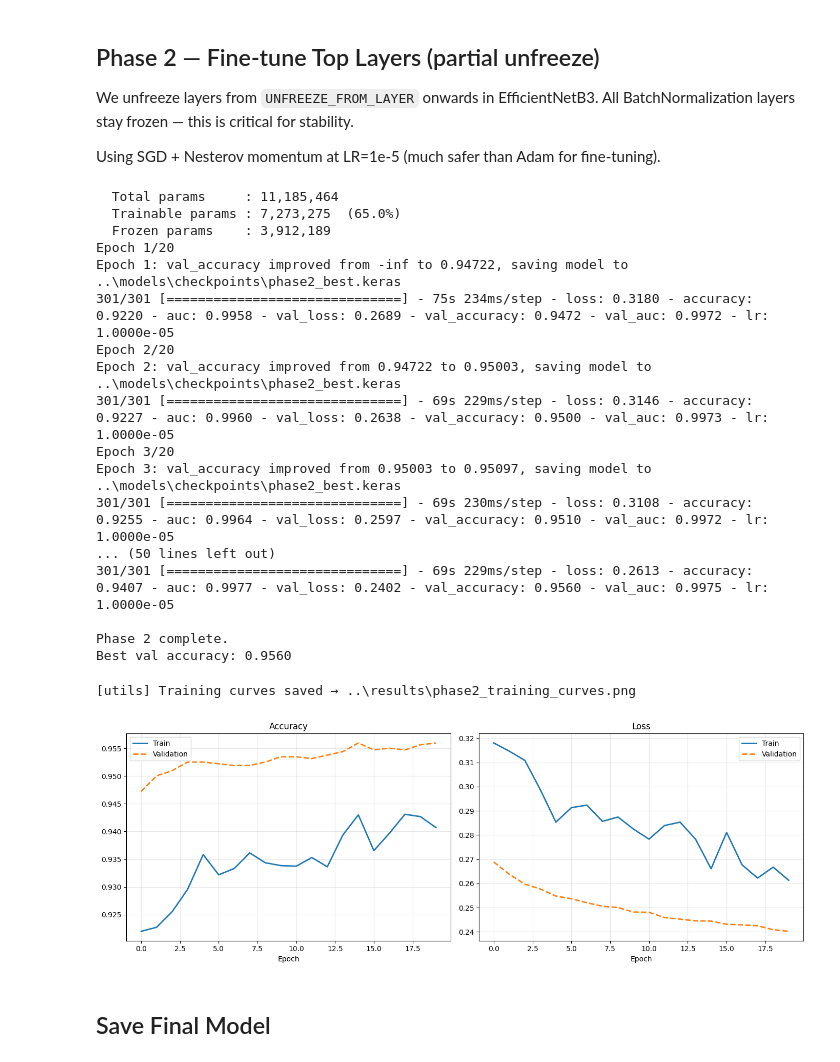
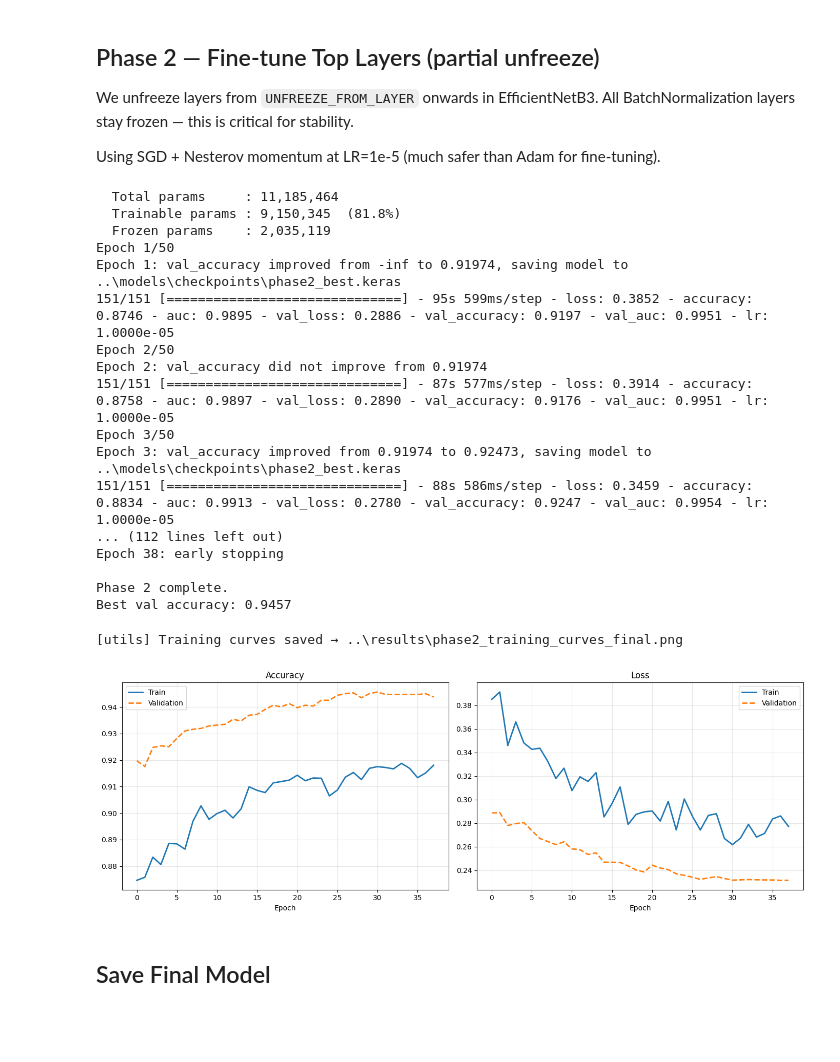
Before and after one commit to Hangetra/wbc-classification, a Jupyter notebook: notebooks/02_train.ipynb, the cells around one changed output. Saved outputs shown, nothing was run; the diff lists cells and outputs as text; code cells hidden in the pictures; blank space fills up the shorter version.

Commit message:
Improvements in minority class classification

```diff
--- a/notebooks/02_train.ipynb
+++ b/notebooks/02_train.ipynb
@@ -42,12 +44,12 @@ GPUs available    : [PhysicalDevice(name='/physical_device:GPU:0', device_type='
 Tune these first if results are poor — batch size and learning rate are the most impactful.
 # %%
 # ── Hyperparameters ────────────────────────────────────────────────────────
-BATCH_SIZE     = 32      # Reduce to 16 if OOM; increase to 64 on high-VRAM GPU
-PHASE1_EPOCHS  = 15      # Head-only warmup
-PHASE2_EPOCHS  = 20      # Fine-tuning unfrozen top layers
+BATCH_SIZE     = 64      # Reduce to 16 if OOM; increase to 64 on high-VRAM GPU
+PHASE1_EPOCHS  = 10      # Head-only warmup
+PHASE2_EPOCHS  = 50      # Fine-tuning unfrozen top layers
 PHASE1_LR      = 1e-3
 PHASE2_LR      = 1e-5    # Must be much lower to avoid destroying ImageNet weights
-USE_CLASS_WEIGHTS = False#True # Recommended if imbalance ratio > 3× (check EDA notebook)
+USE_CLASS_WEIGHTS = True # Recommended if imbalance ratio > 3× (check EDA notebook)
 # %% [markdown]
 ## Data Pipelines
 # %%
@@ -110,8 +123,8 @@ callbacks_p1 = [
         filepath=str(CKPT_DIR / 'phase1_best.keras'),
         monitor='val_accuracy',
         save_best_only=True,
-        verbose=1,
-        save_weights_only=True,
+        verbose=1#,
+        #save_weights_only=True,
     ),
     tf.keras.callbacks.EarlyStopping(
         monitor='val_accuracy',
@@ -137,7 +150,7 @@ history_p1 = model.fit(
     validation_data=val_ds,
     epochs=PHASE1_EPOCHS,
     callbacks=callbacks_p1,
-    #class_weight=class_weights,
+    class_weight=class_weights,
 )
 
 print('\nPhase 1 complete.')
@@ -187,8 +200,8 @@ callbacks_p2 = [
         filepath=str(CKPT_DIR / 'phase2_best.keras'),
         monitor='val_accuracy',
         save_best_only=True,
-        verbose=1,
-        save_weights_only=True,
+        verbose=1#,
+        #save_weights_only=True,
     ),
     tf.keras.callbacks.EarlyStopping(
         monitor='val_accuracy',
@@ -200,7 +213,7 @@ callbacks_p2 = [
         monitor='val_loss',
         factor=0.5,
         patience=3,
-        min_lr=1e-7,
+        min_lr=1e-8,
         verbose=1,
     ),
     tf.keras.callbacks.TensorBoard(
@@ -221,30 +234,30 @@ print('\nPhase 2 complete.')
 print(f'Best val accuracy: {max(history_p2.history["val_accuracy"]):.4f}')
 # %% [output]
   Total params     : 11,185,464
-  Trainable params : 7,273,275  (65.0%)
-  Frozen params    : 3,912,189
-Epoch 1/20
-Epoch 1: val_accuracy improved from -inf to 0.94722, saving model to ..\models\checkpoints\phase2_best.keras
-301/301 [==============================] - 75s 234ms/step - loss: 0.3180 - accuracy: 0.9220 - auc: 0.9958 - val_loss: 0.2689 - val_accuracy: 0.9472 - val_auc: 0.9972 - lr: 1.0000e-05
-Epoch 2/20
-Epoch 2: val_accuracy improved from 0.94722 to 0.95003, saving model to ..\models\checkpoints\phase2_best.keras
-301/301 [==============================] - 69s 229ms/step - loss: 0.3146 - accuracy: 0.9227 - auc: 0.9960 - val_loss: 0.2638 - val_accuracy: 0.9500 - val_auc: 0.9973 - lr: 1.0000e-05
-Epoch 3/20
-Epoch 3: val_accuracy improved from 0.95003 to 0.95097, saving model to ..\models\checkpoints\phase2_best.keras
-301/301 [==============================] - 69s 230ms/step - loss: 0.3108 - accuracy: 0.9255 - auc: 0.9964 - val_loss: 0.2597 - val_accuracy: 0.9510 - val_auc: 0.9972 - lr: 1.0000e-05
-... (50 lines left out)
-301/301 [==============================] - 69s 229ms/step - loss: 0.2613 - accuracy: 0.9407 - auc: 0.9977 - val_loss: 0.2402 - val_accuracy: 0.9560 - val_auc: 0.9975 - lr: 1.0000e-05
+  Trainable params : 9,150,345  (81.8%)
+  Frozen params    : 2,035,119
+Epoch 1/50
+Epoch 1: val_accuracy improved from -inf to 0.91974, saving model to ..\models\checkpoints\phase2_best.keras
+151/151 [==============================] - 95s 599ms/step - loss: 0.3852 - accuracy: 0.8746 - auc: 0.9895 - val_loss: 0.2886 - val_accuracy: 0.9197 - val_auc: 0.9951 - lr: 1.0000e-05
+Epoch 2/50
+Epoch 2: val_accuracy did not improve from 0.91974
+151/151 [==============================] - 87s 577ms/step - loss: 0.3914 - accuracy: 0.8758 - auc: 0.9897 - val_loss: 0.2890 - val_accuracy: 0.9176 - val_auc: 0.9951 - lr: 1.0000e-05
+Epoch 3/50
+Epoch 3: val_accuracy improved from 0.91974 to 0.92473, saving model to ..\models\checkpoints\phase2_best.keras
+151/151 [==============================] - 88s 586ms/step - loss: 0.3459 - accuracy: 0.8834 - auc: 0.9913 - val_loss: 0.2780 - val_accuracy: 0.9247 - val_auc: 0.9954 - lr: 1.0000e-05
+... (112 lines left out)
+Epoch 38: early stopping
 
 Phase 2 complete.
-Best val accuracy: 0.9560
+Best val accuracy: 0.9457
 # %%
 plot_training_history(
     history_p2.history,
-    save_path=RESULTS_DIR / 'phase2_training_curves.png'
+    save_path=RESULTS_DIR / f'phase2_training_curves{TEST_NAME}.png'
 )
 # %% [output]
-[utils] Training curves saved → ..\results\phase2_training_curves.png
+[utils] Training curves saved → ..\results\phase2_training_curves_final.png
-[figure, old version]
+[figure, new version]
 # %% [markdown]
 ## Save Final Model
 # %%
```
Also changed, not shown: parts of 6 cells of this notebook, 3 other files.
